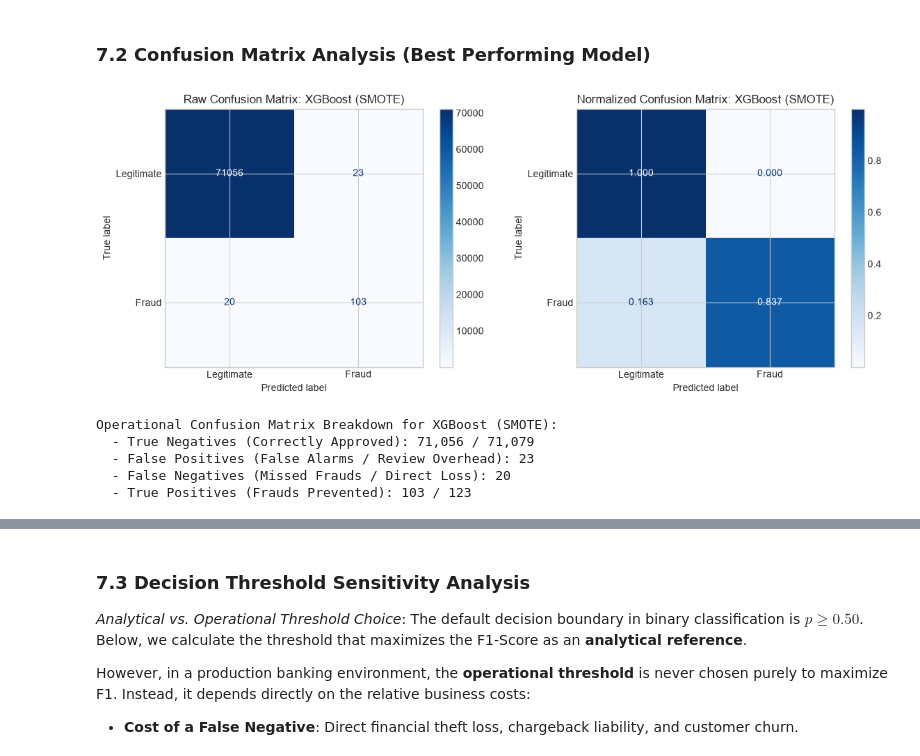
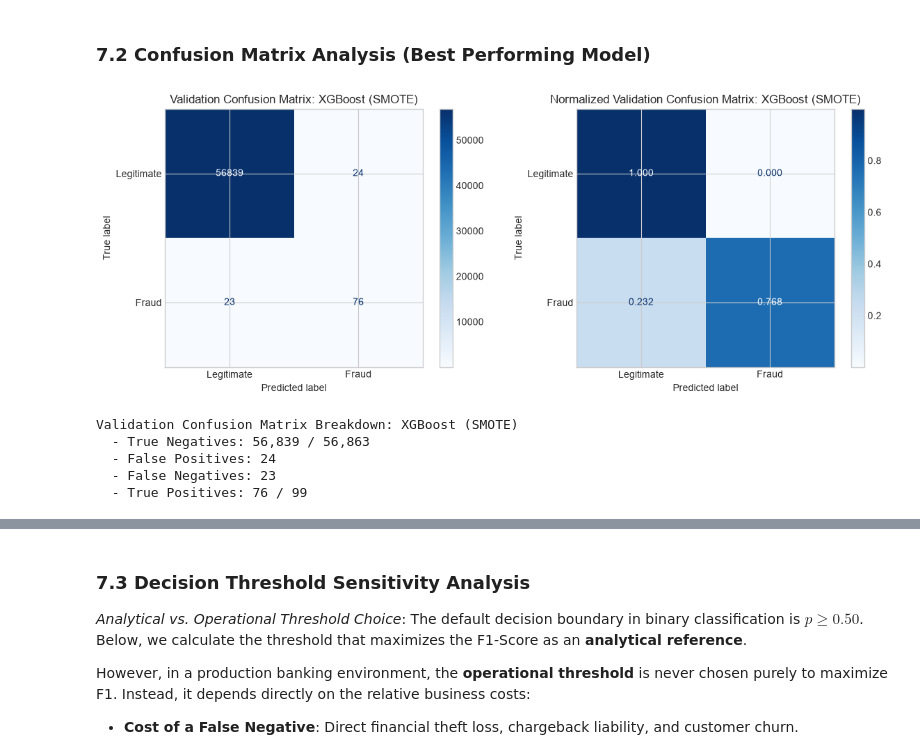
Before and after one commit to Ritvik440/credit-card-fraud-detection, a Jupyter notebook: Credit Card Fraud Detection - Classification.ipynb, the cells around one changed output, grey strips where cells are left out. Saved outputs shown, nothing was run; the diff lists cells and outputs as text; code cells hidden in the pictures.

Commit message:
Add files via upload
Add revised fraud detection notebook

```diff
--- a/Credit Card Fraud Detection - Classification.ipynb
+++ b/Credit Card Fraud Detection - Classification.ipynb
@@ -262,12 +290,16 @@ We incorporate the engineered `Hour` feature to capture diurnal cycles and drop
 
 *Note on Empirical Evaluation*: Deriving `Hour` and choosing `RobustScaler` are empirical decisions rather than assumed performance boosters. Our experiments evaluate how models perform with these transformations.
 # %%
-# Keep engineered 'Hour' and drop raw cumulative 'Time'
-df_features = df.drop(columns=['Time']).copy()
+# Remove Time and the derived Hour feature
+df_features = df.drop(
+    columns=['Time', 'Hour'],
+    errors='ignore'
+).copy()
 
 X = df_features.drop(columns=['Class'])
 y = df_features['Class']
 
-print(f"Feature matrix shape: {X.shape}, Target vector shape: {y.shape}")
+print(f"Feature matrix shape: {X.shape}")
+print(f"Target vector shape: {y.shape}")
 print("Included features:", list(X.columns))
 # %% [output]
@@ -552,39 +653,43 @@ plt.show()
 # %% [markdown]
 ### 7.2 Confusion Matrix Analysis (Best Performing Model)
 # %%
-# Identify the top-performing configuration dynamically based on PR-AUC
+
+# Select the top configuration based on validation PR-AUC
 best_row = sorted_results.iloc[0]
 best_key = f"{best_row['Model']} ({best_row['Strategy']})"
 best_preds = model_predictions[best_key]['y_pred']
 
-cm = confusion_matrix(y_test, best_preds)
-cm_norm = confusion_matrix(y_test, best_preds, normalize='true')
+# Confusion matrices on validation data
+cm = confusion_matrix(y_val, best_preds)
+cm_norm = confusion_matrix(y_val, best_preds, normalize='true')
 
 fig, (ax1, ax2) = plt.subplots(1, 2, figsize=(12, 4.5))
 
-ConfusionMatrixDisplay(confusion_matrix=cm, display_labels=['Legitimate', 'Fraud']).plot(
-    ax=ax1, cmap='Blues', values_format='d'
-)
-ax1.set_title(f"Raw Confusion Matrix: {best_key}")
+ConfusionMatrixDisplay(
+    confusion_matrix=cm,
+    display_labels=['Legitimate', 'Fraud']
+).plot(ax=ax1, cmap='Blues', values_format='d')
+ax1.set_title(f"Validation Confusion Matrix: {best_key}")
 
-ConfusionMatrixDisplay(confusion_matrix=cm_norm, display_labels=['Legitimate', 'Fraud']).plot(
-    ax=ax2, cmap='Blues', values_format='.3f'
-)
-ax2.set_title(f"Normalized Confusion Matrix: {best_key}")
+ConfusionMatrixDisplay(
+    confusion_matrix=cm_norm,
+    display_labels=['Legitimate', 'Fraud']
+).plot(ax=ax2, cmap='Blues', values_format='.3f')
+ax2.set_title(f"Normalized Validation Confusion Matrix: {best_key}")
 
 plt.tight_layout()
 plt.show()
 
 tn, fp, fn, tp = cm.ravel()
-print(f"Operational Confusion Matrix Breakdown for {best_key}:")
-print(f"  - True Negatives (Correctly Approved): {tn:,} / {(y_test == 0).sum():,}")
-print(f"  - False Positives (False Alarms / Review Overhead): {fp:,}")
-print(f"  - False Negatives (Missed Frauds / Direct Loss): {fn:,}")
-print(f"  - True Positives (Frauds Prevented): {tp:,} / {(y_test == 1).sum():,}")
+print(f"Validation Confusion Matrix Breakdown: {best_key}")
+print(f"  - True Negatives: {tn:,} / {(y_val == 0).sum():,}")
+print(f"  - False Positives: {fp:,}")
+print(f"  - False Negatives: {fn:,}")
+print(f"  - True Positives: {tp:,} / {(y_val == 1).sum():,}")
 # %% [output]
-[figure, old version]
+[figure, new version]
-Operational Confusion Matrix Breakdown for XGBoost (SMOTE):
-  - True Negatives (Correctly Approved): 71,056 / 71,079
-  - False Positives (False Alarms / Review Overhead): 23
-  - False Negatives (Missed Frauds / Direct Loss): 20
-  - True Positives (Frauds Prevented): 103 / 123
+Validation Confusion Matrix Breakdown: XGBoost (SMOTE)
+  - True Negatives: 56,839 / 56,863
+  - False Positives: 24
+  - False Negatives: 23
+  - True Positives: 76 / 99
```
Also changed, not shown: parts of 16 cells of this notebook.
